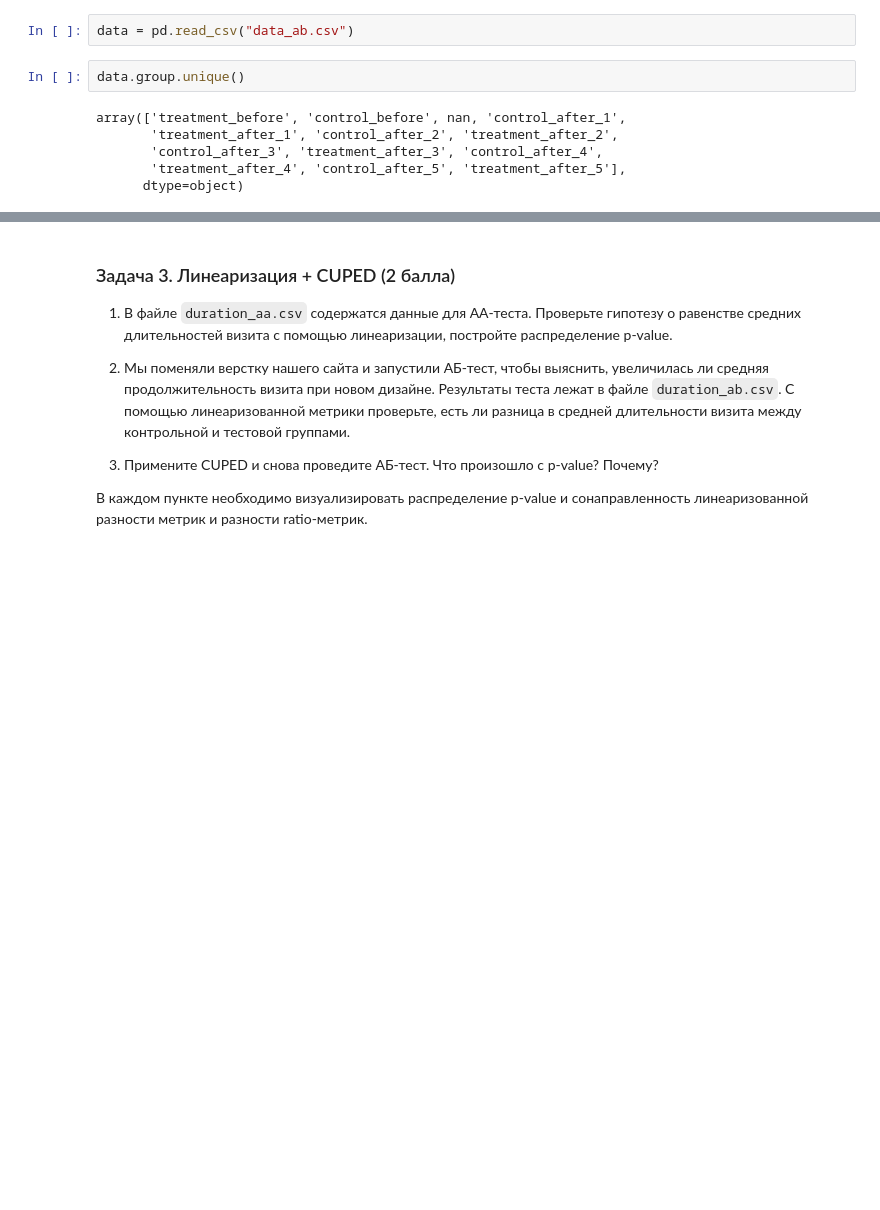
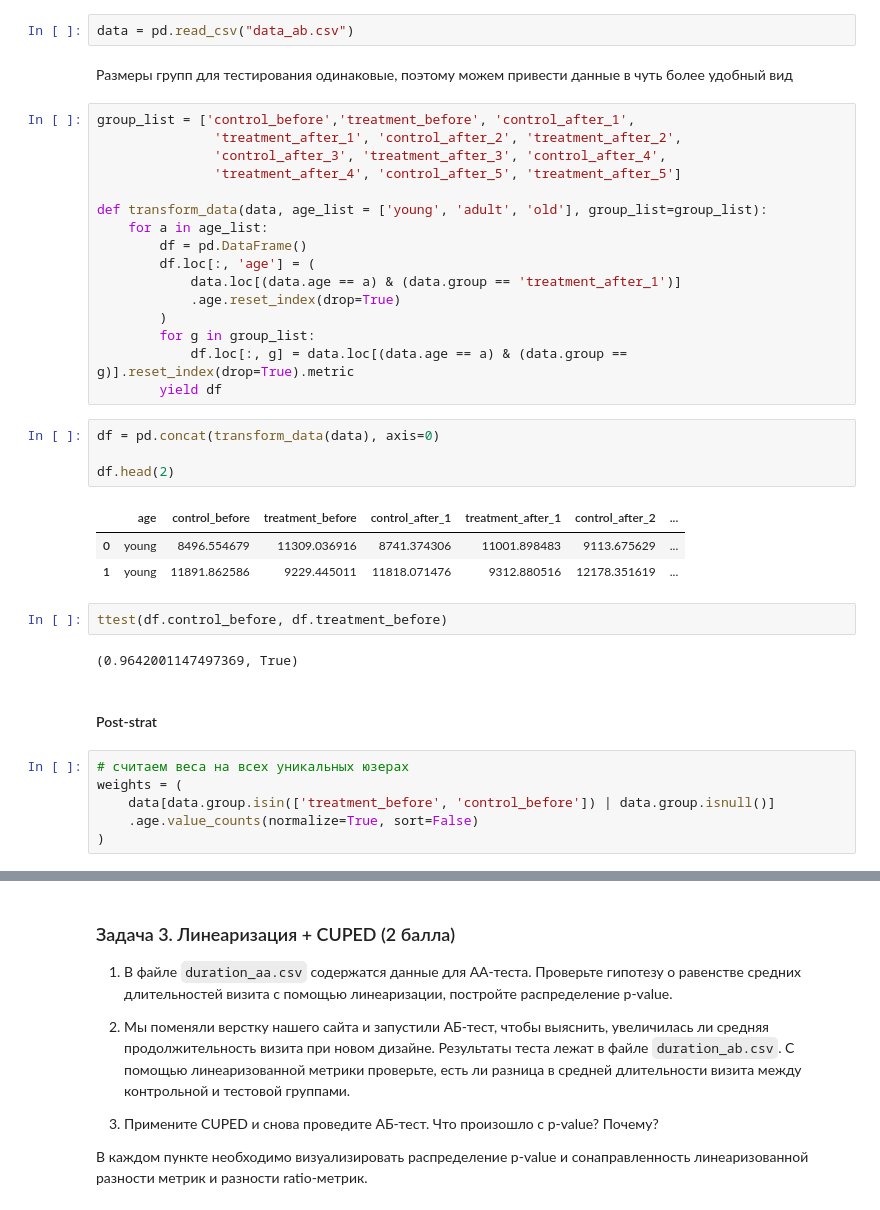
Before and after one commit to astatarinov/online-exp-course, a Jupyter notebook: 2024-spring/hw/hw-3/hw3.ipynb, the cells around one changed output, grey strips where cells are left out. Drawn from its saved outputs; the diff is of its cells as text; blank space fills up the shorter version.

```diff
--- a/2024-spring/hw/hw-3/hw3.ipynb
+++ b/2024-spring/hw/hw-3/hw3.ipynb
@@ -201,10 +239,40 @@ Cчитайте, что юзеры всегда идут в одном поря
 # %%
 data = pd.read_csv("data_ab.csv")
-# %%
-data.group.unique()
-# %% [output]
-array(['treatment_before', 'control_before', nan, 'control_after_1',
-       'treatment_after_1', 'control_after_2', 'treatment_after_2',
-       'control_after_3', 'treatment_after_3', 'control_after_4',
-       'treatment_after_4', 'control_after_5', 'treatment_after_5'],
-      dtype=object)
+# %% [markdown]
+Размеры групп для тестирования одинаковые, поэтому можем привести данные в чуть более удобный вид
+# %%
+group_list = ['control_before','treatment_before', 'control_after_1',
+               'treatment_after_1', 'control_after_2', 'treatment_after_2',
+               'control_after_3', 'treatment_after_3', 'control_after_4',
+               'treatment_after_4', 'control_after_5', 'treatment_after_5']
+
+def transform_data(data, age_list = ['young', 'adult', 'old'], group_list=group_list):
+    for a in age_list:
+        df = pd.DataFrame()
+        df.loc[:, 'age'] = (
+            data.loc[(data.age == a) & (data.group == 'treatment_after_1')]
+            .age.reset_index(drop=True)
+        )
+        for g in group_list:
+            df.loc[:, g] = data.loc[(data.age == a) & (data.group == g)].reset_index(drop=True).metric
+        yield df
+# %%
+df = pd.concat(transform_data(data), axis=0)
+
+df.head(2)
+# %% [output]
+|  | age | control_before | treatment_before | control_after_1 | treatment_after_1 | control_after_2 | ... |
+| 0 | young | 8496.554679 | 11309.036916 | 8741.374306 | 11001.898483 | 9113.675629 | ... |
+| 1 | young | 11891.862586 | 9229.445011 | 11818.071476 | 9312.880516 | 12178.351619 | ... |
+# %%
+ttest(df.control_before, df.treatment_before)
+# %% [output]
+(0.9642001147497369, True)
+# %% [markdown]
+#### Post-strat
+# %%
+# считаем веса на всех уникальных юзерах
+weights = (
+    data[data.group.isin(['treatment_before', 'control_before']) | data.group.isnull()]
+    .age.value_counts(normalize=True, sort=False)
+)
```
Also changed, not shown: parts of 13 cells of this notebook.
